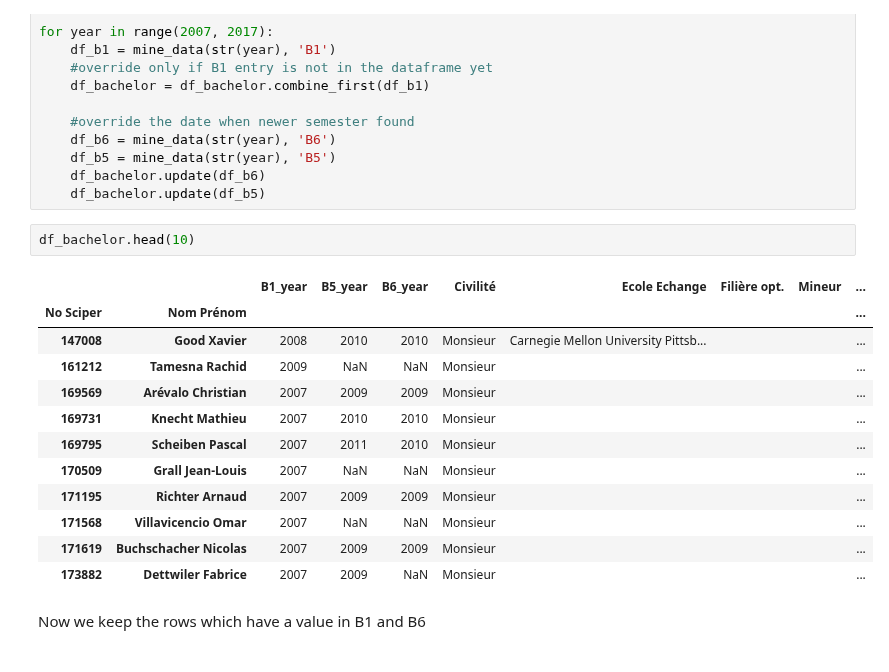
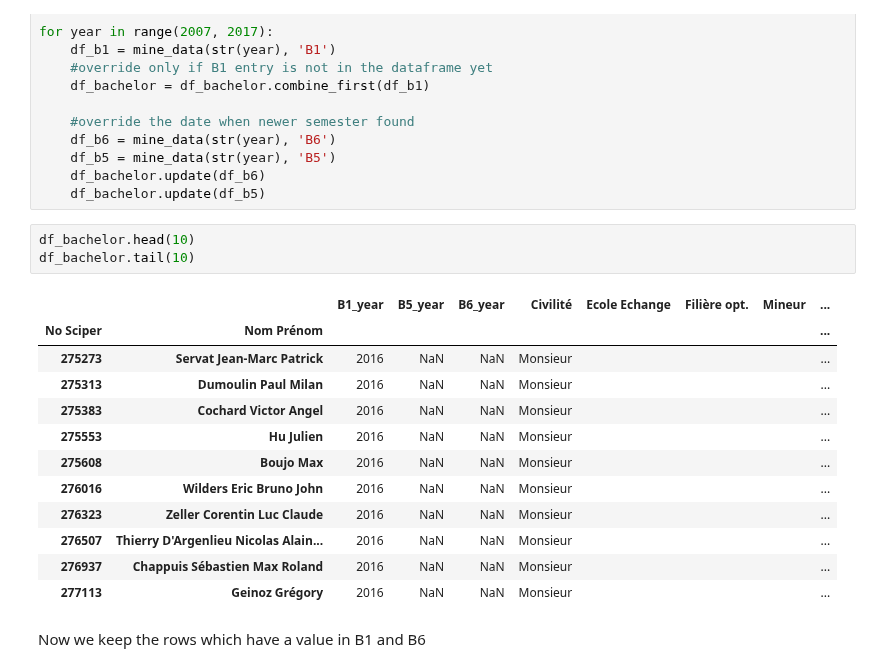
Before and after one commit to semplea/adaepfl-hw, a Jupyter notebook: 02 - Data from the Web/data_mining.ipynb, the cells around one changed output. Saved outputs shown, nothing was run; the diff lists cells and outputs as text.

```diff
--- a/02 - Data from the Web/data_mining.ipynb
+++ b/02 - Data from the Web/data_mining.ipynb
@@ -115,19 +116,20 @@ for year in range(2007, 2017):
     df_bachelor.update(df_b5)
 # %%
 df_bachelor.head(10)
+df_bachelor.tail(10)
 # %% [output]
 |  |  | B1_year | B5_year | B6_year | Civilité | Ecole Echange | Filière opt. | Mineur | ... |
 | No Sciper | Nom Prénom |  |  |  |  |  |  |  | ... |
-| 147008 | Good Xavier | 2008 | 2010 | 2010 | Monsieur | Carnegie Mellon University Pittsb... |  |  | ... |
-| 161212 | Tamesna Rachid | 2009 | NaN | NaN | Monsieur |  |  |  | ... |
-| 169569 | Arévalo Christian | 2007 | 2009 | 2009 | Monsieur |  |  |  | ... |
-| 169731 | Knecht Mathieu | 2007 | 2010 | 2010 | Monsieur |  |  |  | ... |
-| 169795 | Scheiben Pascal | 2007 | 2011 | 2010 | Monsieur |  |  |  | ... |
-| 170509 | Grall Jean-Louis | 2007 | NaN | NaN | Monsieur |  |  |  | ... |
-| 171195 | Richter Arnaud | 2007 | 2009 | 2009 | Monsieur |  |  |  | ... |
-| 171568 | Villavicencio Omar | 2007 | NaN | NaN | Monsieur |  |  |  | ... |
-| 171619 | Buchschacher Nicolas | 2007 | 2009 | 2009 | Monsieur |  |  |  | ... |
-| 173882 | Dettwiler Fabrice | 2007 | 2009 | NaN | Monsieur |  |  |  | ... |
+| 275273 | Servat Jean-Marc Patrick | 2016 | NaN | NaN | Monsieur |  |  |  | ... |
+| 275313 | Dumoulin Paul Milan | 2016 | NaN | NaN | Monsieur |  |  |  | ... |
+| 275383 | Cochard Victor Angel | 2016 | NaN | NaN | Monsieur |  |  |  | ... |
+| 275553 | Hu Julien | 2016 | NaN | NaN | Monsieur |  |  |  | ... |
+| 275608 | Boujo Max | 2016 | NaN | NaN | Monsieur |  |  |  | ... |
+| 276016 | Wilders Eric Bruno John | 2016 | NaN | NaN | Monsieur |  |  |  | ... |
+| 276323 | Zeller Corentin Luc Claude | 2016 | NaN | NaN | Monsieur |  |  |  | ... |
+| 276507 | Thierry D'Argenlieu Nicolas Alain... | 2016 | NaN | NaN | Monsieur |  |  |  | ... |
+| 276937 | Chappuis Sébastien Max Roland | 2016 | NaN | NaN | Monsieur |  |  |  | ... |
+| 277113 | Geinoz Grégory | 2016 | NaN | NaN | Monsieur |  |  |  | ... |
 # %% [markdown]
 Now we keep the rows which have a value in B1 and B6
 # %%
```
Also changed, not shown: parts of 20 cells of this notebook, 1 other file.
